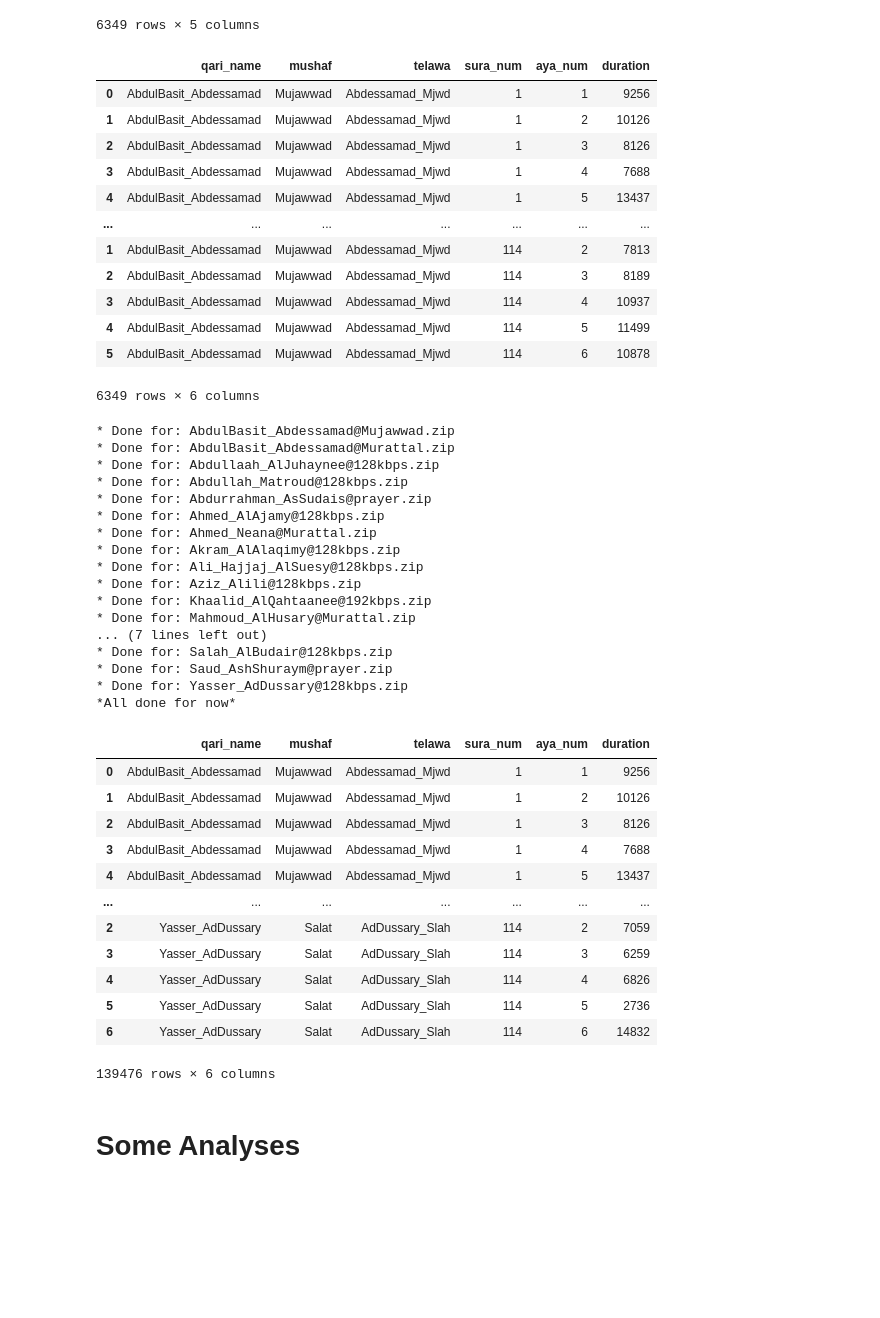
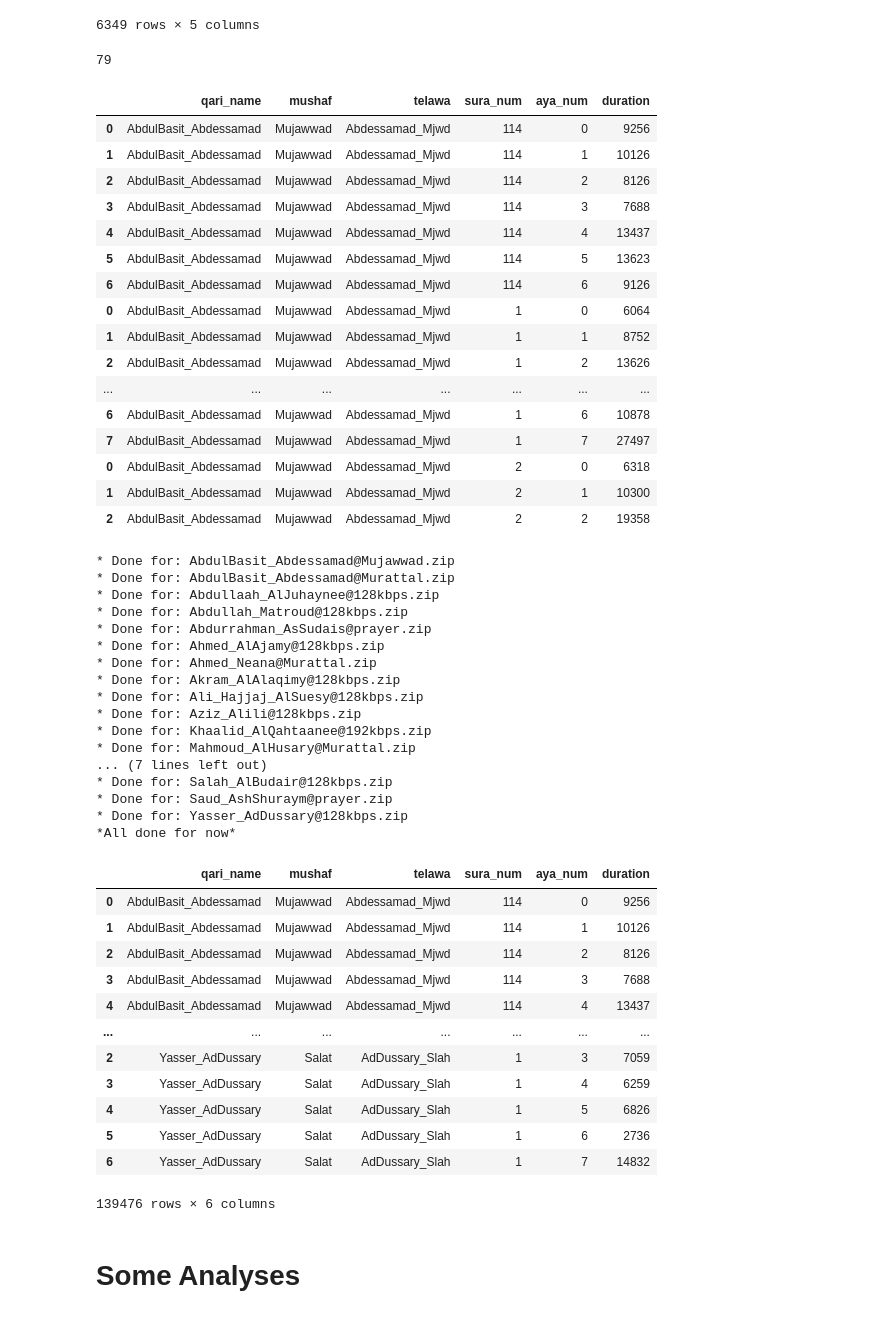
Before and after one commit to drnesr/QuranDataset, a Jupyter notebook: Code/DB_Qur_001.ipynb, the cells around one changed output. Drawn from its saved outputs; the diff is of its cells as text; code cells hidden in the pictures; blank space fills up the shorter version.

```diff
--- a/Code/DB_Qur_001.ipynb
+++ b/Code/DB_Qur_001.ipynb
@@ -274,6 +275,11 @@ telawa
 | 5 | AbdulBasit_Abdessamad | Mujawwad | 114 | 5 | 13623 |
 | 6 | AbdulBasit_Abdessamad | Mujawwad | 114 | 6 | 9126 |
 6349 rows × 5 columns
+# %%
+fname = 'sura079.txt'
+int(re.findall(r'\d{3}', fname)[0])
+# %% [output]
+79
 # %%
 mushaf_dict = {'Mujawwad': 'Mjwd', 'Murattal': 'Mrtl', 'Salat': 'Slah'}
 
@@ -287,9 +293,12 @@ def get_telawa_duration(verses_path, telawa_zip_name, suras_ayat):
     # some files written as 054.TXT, or 054.txt, or 054.Txt
     # so it is better to read them as is
     filenames = [_ for _ in archive.namelist() if len(_) == 7]
-    for sura_index in range(1, 115):
+    #for sura_index in range(1, 115):
+    for fname in filenames:
+        sura_index = int(re.findall(r'\d{3}', fname)[0])
         #filename = archive.open(f'{sura_index:003d}.txt')
-        filename = archive.open(f'{filenames[sura_index-1]}')
+        #filename = archive.open(f'{filenames[sura_index-1]}')
+        filename = archive.open(fname)
         sura_max = suras_ayat[sura_index]
         all_suras.append(get_ayat_durations(filename, sura_index, sura_max))
 
@@ -305,21 +314,25 @@ def get_telawa_duration(verses_path, telawa_zip_name, suras_ayat):
     telawa.insert(2, 'telawa', telawa_mix)
     return telawa
 # %%
-get_telawa_duration(verses_path, 'AbdulBasit_Abdessamad@Mujawwad.zip', suras_ayat)
+get_telawa_duration(verses_path, 'AbdulBasit_Abdessamad@Mujawwad.zip', suras_ayat).head(18)
 # %% [output]
 |  | qari_name | mushaf | telawa | sura_num | aya_num | duration |
-| 0 | AbdulBasit_Abdessamad | Mujawwad | Abdessamad_Mjwd | 1 | 1 | 9256 |
-| 1 | AbdulBasit_Abdessamad | Mujawwad | Abdessamad_Mjwd | 1 | 2 | 10126 |
-| 2 | AbdulBasit_Abdessamad | Mujawwad | Abdessamad_Mjwd | 1 | 3 | 8126 |
-| 3 | AbdulBasit_Abdessamad | Mujawwad | Abdessamad_Mjwd | 1 | 4 | 7688 |
-| 4 | AbdulBasit_Abdessamad | Mujawwad | Abdessamad_Mjwd | 1 | 5 | 13437 |
+| 0 | AbdulBasit_Abdessamad | Mujawwad | Abdessamad_Mjwd | 114 | 0 | 9256 |
+| 1 | AbdulBasit_Abdessamad | Mujawwad | Abdessamad_Mjwd | 114 | 1 | 10126 |
+| 2 | AbdulBasit_Abdessamad | Mujawwad | Abdessamad_Mjwd | 114 | 2 | 8126 |
+| 3 | AbdulBasit_Abdessamad | Mujawwad | Abdessamad_Mjwd | 114 | 3 | 7688 |
+| 4 | AbdulBasit_Abdessamad | Mujawwad | Abdessamad_Mjwd | 114 | 4 | 13437 |
+| 5 | AbdulBasit_Abdessamad | Mujawwad | Abdessamad_Mjwd | 114 | 5 | 13623 |
+| 6 | AbdulBasit_Abdessamad | Mujawwad | Abdessamad_Mjwd | 114 | 6 | 9126 |
+| 0 | AbdulBasit_Abdessamad | Mujawwad | Abdessamad_Mjwd | 1 | 0 | 6064 |
+| 1 | AbdulBasit_Abdessamad | Mujawwad | Abdessamad_Mjwd | 1 | 1 | 8752 |
+| 2 | AbdulBasit_Abdessamad | Mujawwad | Abdessamad_Mjwd | 1 | 2 | 13626 |
 | ... | ... | ... | ... | ... | ... | ... |
-| 1 | AbdulBasit_Abdessamad | Mujawwad | Abdessamad_Mjwd | 114 | 2 | 7813 |
-| 2 | AbdulBasit_Abdessamad | Mujawwad | Abdessamad_Mjwd | 114 | 3 | 8189 |
-| 3 | AbdulBasit_Abdessamad | Mujawwad | Abdessamad_Mjwd | 114 | 4 | 10937 |
-| 4 | AbdulBasit_Abdessamad | Mujawwad | Abdessamad_Mjwd | 114 | 5 | 11499 |
-| 5 | AbdulBasit_Abdessamad | Mujawwad | Abdessamad_Mjwd | 114 | 6 | 10878 |
+| 6 | AbdulBasit_Abdessamad | Mujawwad | Abdessamad_Mjwd | 1 | 6 | 10878 |
+| 7 | AbdulBasit_Abdessamad | Mujawwad | Abdessamad_Mjwd | 1 | 7 | 27497 |
+| 0 | AbdulBasit_Abdessamad | Mujawwad | Abdessamad_Mjwd | 2 | 0 | 6318 |
+| 1 | AbdulBasit_Abdessamad | Mujawwad | Abdessamad_Mjwd | 2 | 1 | 10300 |
+| 2 | AbdulBasit_Abdessamad | Mujawwad | Abdessamad_Mjwd | 2 | 2 | 19358 |
-6349 rows × 6 columns
 # %%
 directory = os.fsencode(verses_path)
 all_telawat = []
@@ -355,17 +368,17 @@ final_dataset
 * Done for: Yasser_AdDussary@128kbps.zip
 *All done for now*
 |  | qari_name | mushaf | telawa | sura_num | aya_num | duration |
-| 0 | AbdulBasit_Abdessamad | Mujawwad | Abdessamad_Mjwd | 1 | 1 | 9256 |
-| 1 | AbdulBasit_Abdessamad | Mujawwad | Abdessamad_Mjwd | 1 | 2 | 10126 |
-| 2 | AbdulBasit_Abdessamad | Mujawwad | Abdessamad_Mjwd | 1 | 3 | 8126 |
-| 3 | AbdulBasit_Abdessamad | Mujawwad | Abdessamad_Mjwd | 1 | 4 | 7688 |
-| 4 | AbdulBasit_Abdessamad | Mujawwad | Abdessamad_Mjwd | 1 | 5 | 13437 |
+| 0 | AbdulBasit_Abdessamad | Mujawwad | Abdessamad_Mjwd | 114 | 0 | 9256 |
+| 1 | AbdulBasit_Abdessamad | Mujawwad | Abdessamad_Mjwd | 114 | 1 | 10126 |
+| 2 | AbdulBasit_Abdessamad | Mujawwad | Abdessamad_Mjwd | 114 | 2 | 8126 |
+| 3 | AbdulBasit_Abdessamad | Mujawwad | Abdessamad_Mjwd | 114 | 3 | 7688 |
+| 4 | AbdulBasit_Abdessamad | Mujawwad | Abdessamad_Mjwd | 114 | 4 | 13437 |
 | ... | ... | ... | ... | ... | ... | ... |
-| 2 | Yasser_AdDussary | Salat | AdDussary_Slah | 114 | 2 | 7059 |
-| 3 | Yasser_AdDussary | Salat | AdDussary_Slah | 114 | 3 | 6259 |
-| 4 | Yasser_AdDussary | Salat | AdDussary_Slah | 114 | 4 | 6826 |
-| 5 | Yasser_AdDussary | Salat | AdDussary_Slah | 114 | 5 | 2736 |
-| 6 | Yasser_AdDussary | Salat | AdDussary_Slah | 114 | 6 | 14832 |
+| 2 | Yasser_AdDussary | Salat | AdDussary_Slah | 1 | 3 | 7059 |
+| 3 | Yasser_AdDussary | Salat | AdDussary_Slah | 1 | 4 | 6259 |
+| 4 | Yasser_AdDussary | Salat | AdDussary_Slah | 1 | 5 | 6826 |
+| 5 | Yasser_AdDussary | Salat | AdDussary_Slah | 1 | 6 | 2736 |
+| 6 | Yasser_AdDussary | Salat | AdDussary_Slah | 1 | 7 | 14832 |
 139476 rows × 6 columns
 # %%
 final_dataset.to_csv(os.path.join(verses_path, 'Output', 'telawas_durations.CSV'),
```
Also changed, not shown: parts of 9 cells of this notebook, 3 other files.
